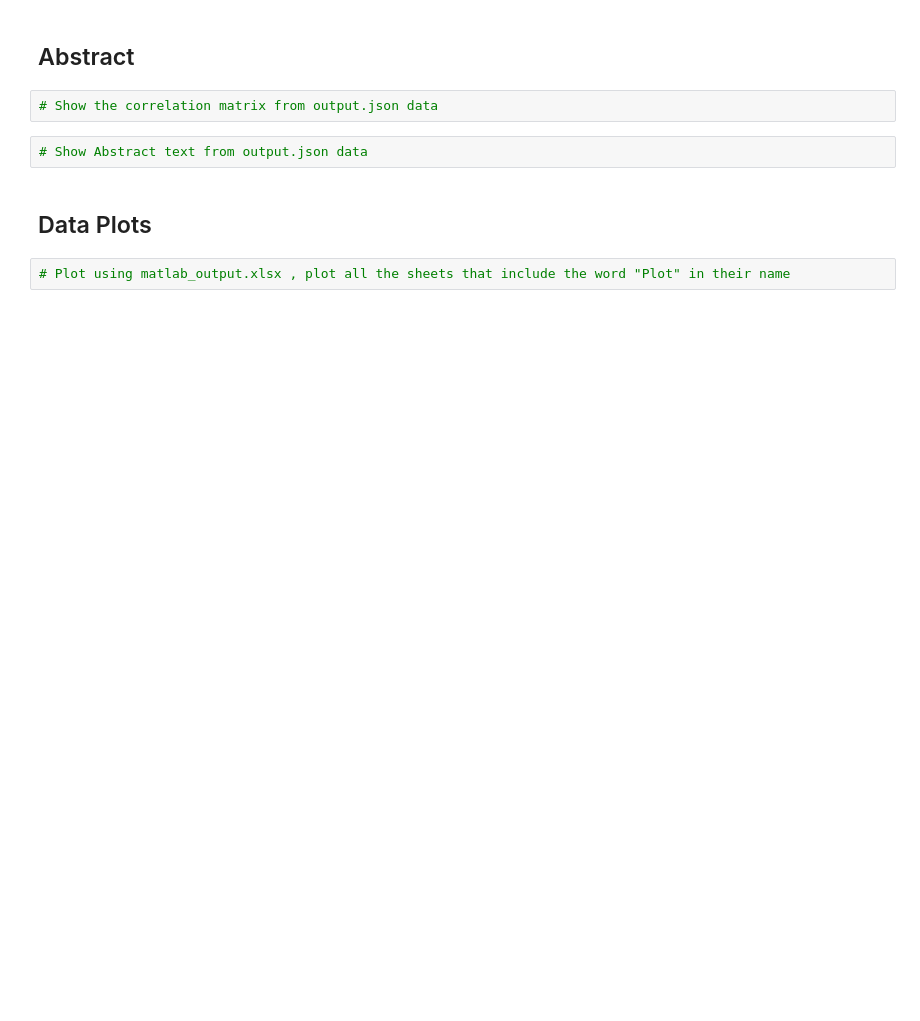
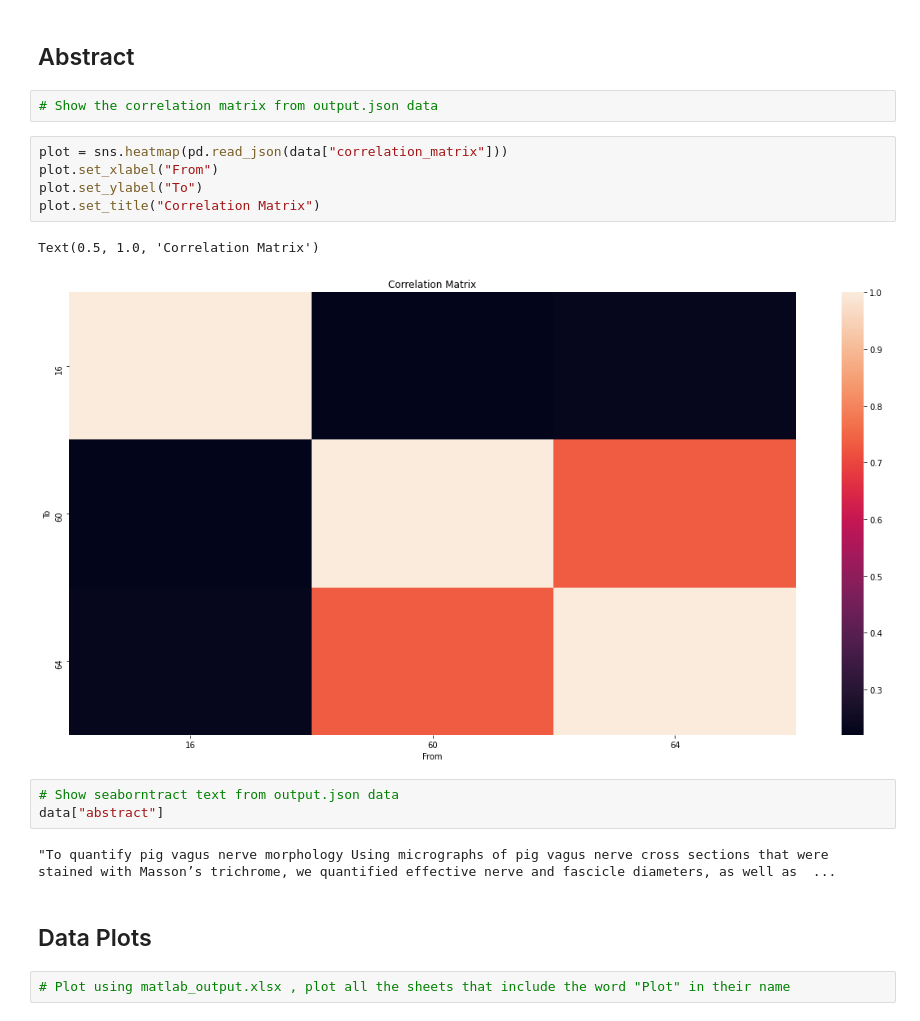
Before and after one commit to SPARC-FAIR-Codeathon/KnowMore, a Jupyter notebook: knowmore-notebook/knowmore-notebook.ipynb, the cells around one changed output. Cells and saved outputs as stored; diff of their text form; blank space fills up the shorter version.

```diff
--- a/knowmore-notebook/knowmore-notebook.ipynb
+++ b/knowmore-notebook/knowmore-notebook.ipynb
@@ -170,8 +264,19 @@ Unzipping outputs
 ## Abstract
 # %%
 # Show the correlation matrix from output.json data
+# %%
+plot = sns.heatmap(pd.read_json(data["correlation_matrix"]))
+plot.set_xlabel("From")
+plot.set_ylabel("To")
+plot.set_title("Correlation Matrix")
+# %% [output]
+Text(0.5, 1.0, 'Correlation Matrix')
+[figure, added]
 # %%
-# Show Abstract text from output.json data
+# Show seaborntract text from output.json data
+data["abstract"]
+# %% [output]
+"To quantify pig vagus nerve morphology Using micrographs of pig vagus nerve cross sections that were stained with Masson’s trichrome, we quantified effective nerve and fascicle diameters, as well as  ...
 # %% [markdown]
 ## Data Plots
 # %%
```
Also changed, not shown: parts of 11 cells of this notebook, 2 other files.
